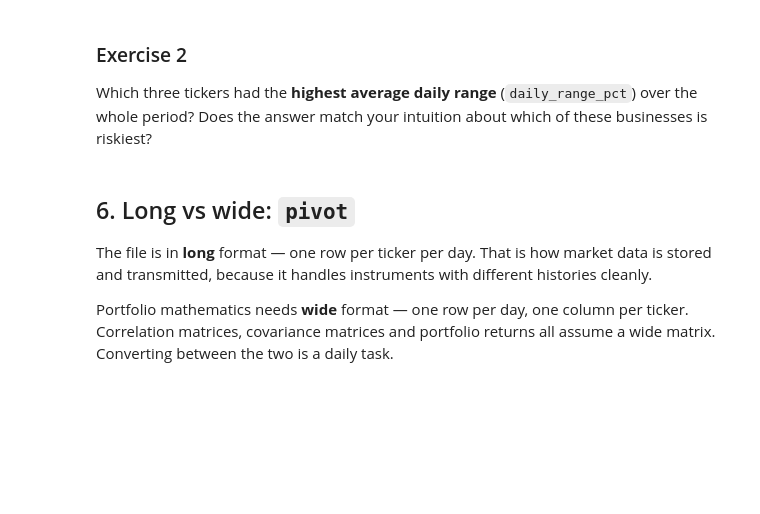
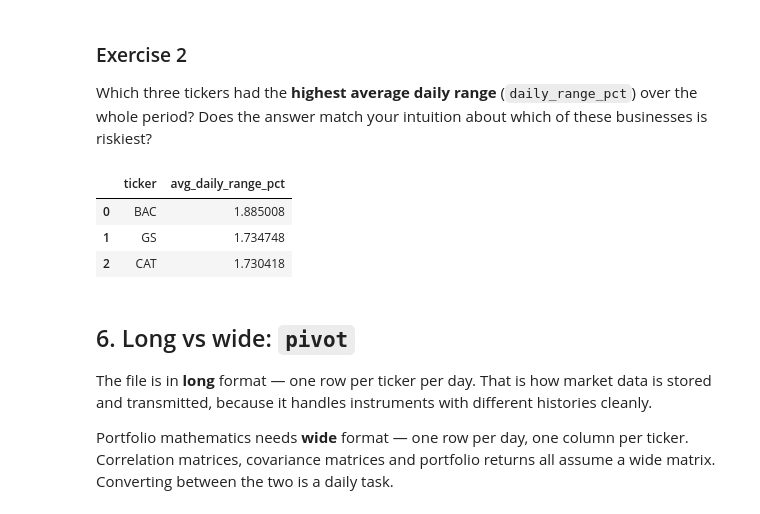
Before and after one commit to oaklevor/mtu4600-lab3-analytics, a Jupyter notebook: notebooks/01_pandas_fundamentals.ipynb, the cells around one changed output. Drawn from its saved outputs; the diff is of its cells as text; code cells hidden in the pictures; blank space fills up the shorter version.

```diff
--- a/notebooks/01_pandas_fundamentals.ipynb
+++ b/notebooks/01_pandas_fundamentals.ipynb
@@ -199,6 +307,24 @@ over the whole period? Does the answer match your intuition about which of
 these businesses is riskiest?
 # %%
 # YOUR CODE HERE
+# Daily range as % of close
+prices["daily_range_pct"] = (prices["high"] - prices["low"]) / prices["close"] * 100
+
+# Top 3 tickers by average daily range
+top_range = (
+    prices.groupby("ticker")
+    .agg(avg_daily_range_pct=("daily_range_pct", "mean"))
+    .sort_values("avg_daily_range_pct", ascending=False)
+    .head(3)
+)
+
+top_range
+top_range.reset_index()
+# %% [output]
+|  | ticker | avg_daily_range_pct |
+| 0 | BAC | 1.885008 |
+| 1 | GS | 1.734748 |
+| 2 | CAT | 1.730418 |
 # %% [markdown]
 ## 6. Long vs wide: `pivot`
 
```
Also changed, not shown: parts of 27 cells of this notebook.
